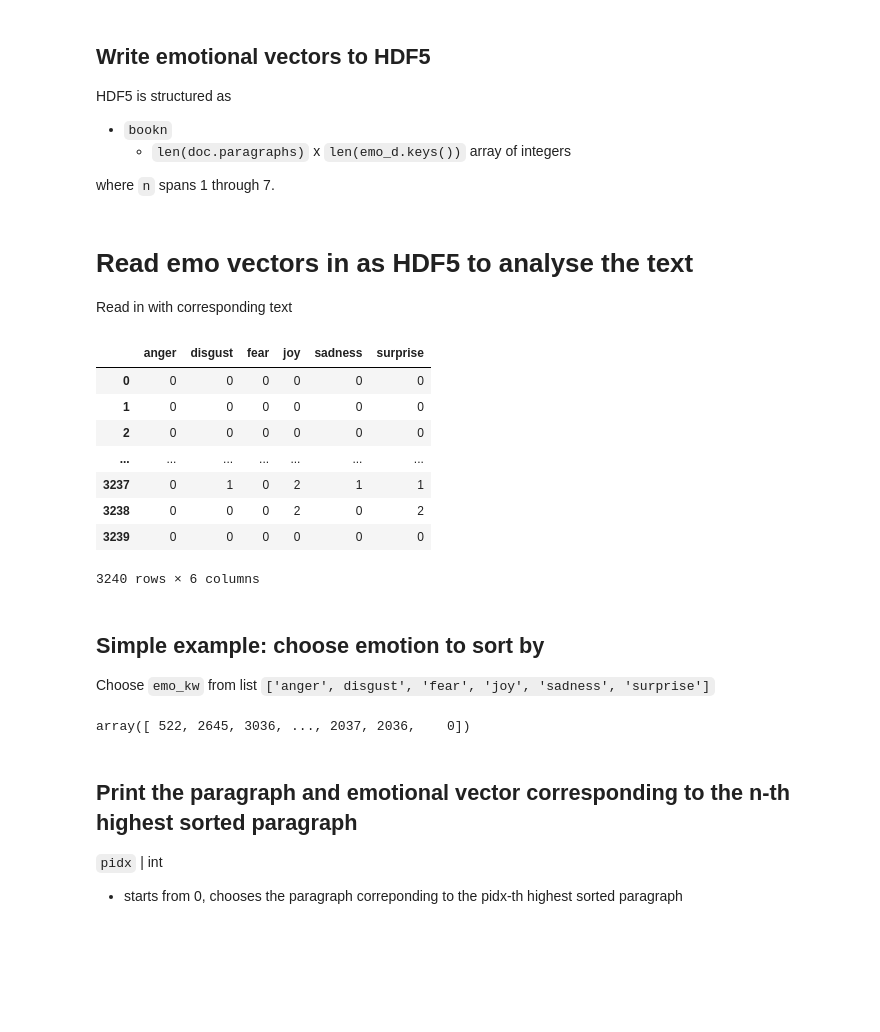
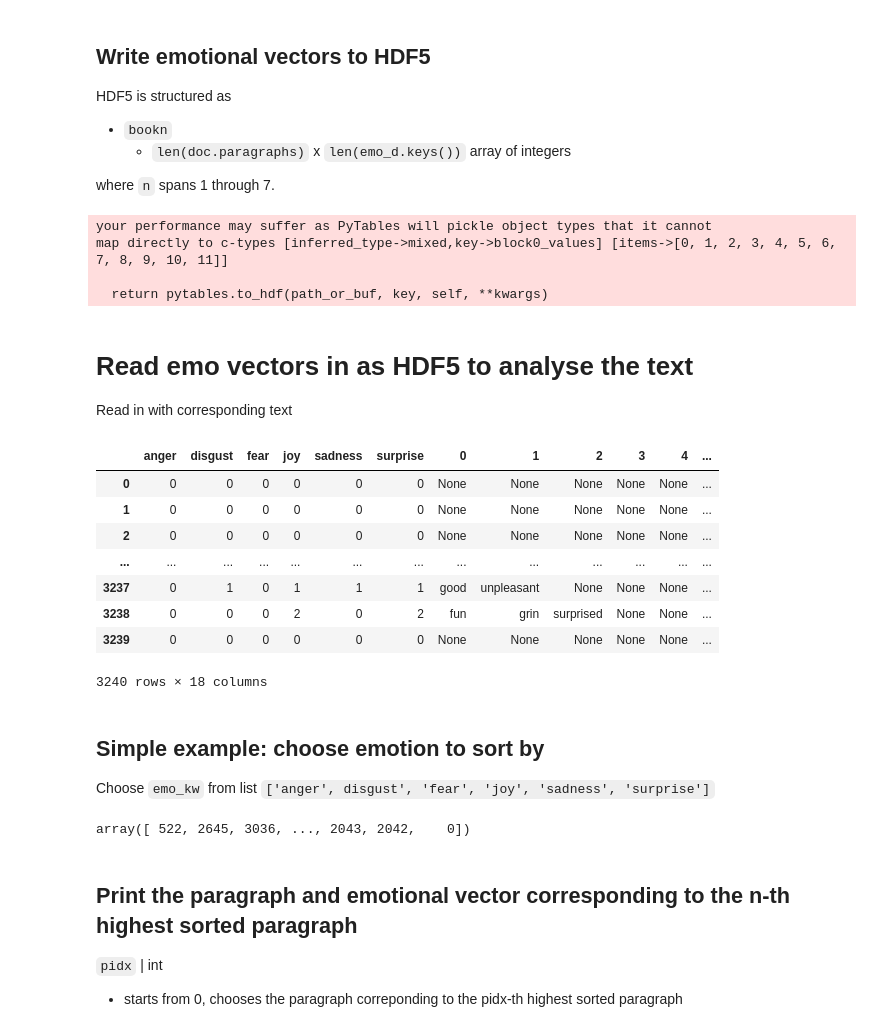
Before and after one commit to CDIPS-AI-2017/pensieve, a Jupyter notebook: Notebooks/emo.ipynb, the cells around one changed output. Cells and saved outputs as stored; diff of their text form; code cells hidden in the pictures; blank space fills up the shorter version.

Commit message:
update to pull mood and push to separate hdf5.. have examples for joining the two dataframes and querying for vector + list of mood words

```diff
--- a/Notebooks/emo.ipynb
+++ b/Notebooks/emo.ipynb
@@ -90,25 +94,32 @@ HDF5 is structured as
 
 where `n` spans 1 through 7.
 # %%
-pd.DataFrame(emo_list).to_hdf('./book_emo.h5',book)
+pd.DataFrame(emo_list).to_hdf('./book_emo_v2.h5',book)
+pd.DataFrame.from_dict(moo_d, orient='index').to_hdf('./book_moo_v2.h5', book)
+# %% [output]
+your performance may suffer as PyTables will pickle object types that it cannot
+map directly to c-types [inferred_type->mixed,key->block0_values] [items->[0, 1, 2, 3, 4, 5, 6, 7, 8, 9, 10, 11]]
+
+  return pytables.to_hdf(path_or_buf, key, self, **kwargs)
 # %% [markdown]
 # Read emo vectors in as HDF5 to analyse the text
 Read in with corresponding text
 # %%
 rbook = 'book1'
 doc = pv.Doc('../../clusterpot/%s.txt' %rbook)
-book_emotions = pd.read_hdf('book_emo.h5',key=rbook)
-book_emotions
+book_emotions = pd.read_hdf('book_emo_v2.h5',key=rbook)
+book_mood = pd.read_hdf('book_moo_v2.h5',key=rbook)
+book_emotions.join(book_mood)
 # %% [output]
-|  | anger | disgust | fear | joy | sadness | surprise |
-| 0 | 0 | 0 | 0 | 0 | 0 | 0 |
-| 1 | 0 | 0 | 0 | 0 | 0 | 0 |
-| 2 | 0 | 0 | 0 | 0 | 0 | 0 |
-| ... | ... | ... | ... | ... | ... | ... |
-| 3237 | 0 | 1 | 0 | 2 | 1 | 1 |
-| 3238 | 0 | 0 | 0 | 2 | 0 | 2 |
-| 3239 | 0 | 0 | 0 | 0 | 0 | 0 |
+|  | anger | disgust | fear | joy | sadness | surprise | 0 | 1 | 2 | 3 | 4 | ... |
+| 0 | 0 | 0 | 0 | 0 | 0 | 0 | None | None | None | None | None | ... |
+| 1 | 0 | 0 | 0 | 0 | 0 | 0 | None | None | None | None | None | ... |
+| 2 | 0 | 0 | 0 | 0 | 0 | 0 | None | None | None | None | None | ... |
+| ... | ... | ... | ... | ... | ... | ... | ... | ... | ... | ... | ... | ... |
+| 3237 | 0 | 1 | 0 | 1 | 1 | 1 | good | unpleasant | None | None | None | ... |
+| 3238 | 0 | 0 | 0 | 2 | 0 | 2 | fun | grin | surprised | None | None | ... |
+| 3239 | 0 | 0 | 0 | 0 | 0 | 0 | None | None | None | None | None | ... |
-3240 rows × 6 columns
+3240 rows × 18 columns
 # %% [markdown]
 ## Simple example: choose emotion to sort by
 Choose `emo_kw` from list `['anger', disgust', 'fear', 'joy', 'sadness', 'surprise']`
@@ -117,7 +128,7 @@ emo_kw = 'anger'
 emo_rank = np.argsort(book_emotions[emo_kw].as_matrix())[::-1]
 emo_rank
 # %% [output]
-array([ 522, 2645, 3036, ..., 2037, 2036,    0])
+array([ 522, 2645, 3036, ..., 2043, 2042,    0])
 # %% [markdown]
 ## Print the paragraph and emotional vector corresponding to the n-th highest sorted paragraph
 
```
Also changed, not shown: parts of 7 cells of this notebook.
